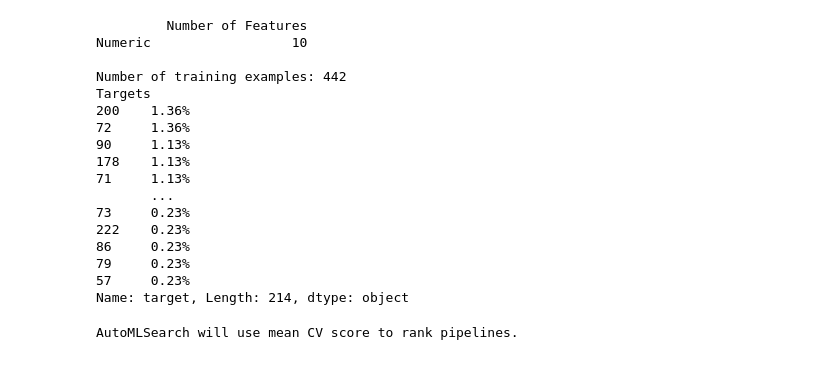
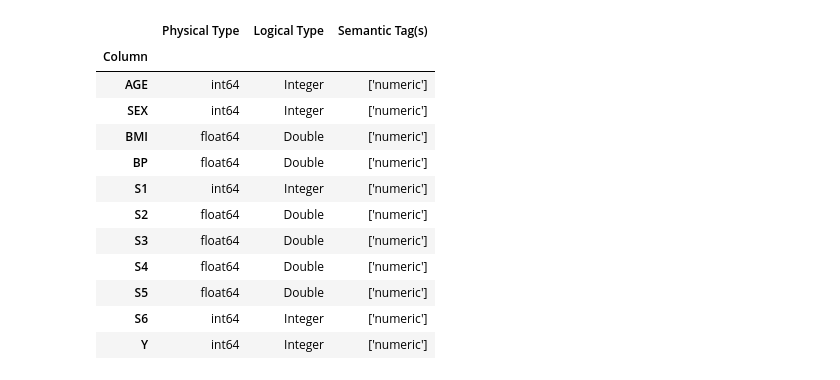
Before and after one commit to EnzoZirotti/Using-EVALML, a Jupyter notebook: diabetes_data.ipynb, the cells around one changed output. Saved outputs shown, nothing was run; the diff lists cells and outputs as text; code cells hidden in the pictures.

```diff
--- a/diabetes.ipynb
+++ b/diabetes_data.ipynb
@@ -7,24 +10,22 @@ import woodwork as ww
-# %%
-#I would like to add that all of the data for this have been
-# already changed into the datatype float or int for the machine learning purpose.
-# Will need to do this for a fresh dataset.
-#pulling in demo data.
-X, y = evalml.demos.diabetes.load_diabetes()
-# %% [output]
-         Number of Features
-Numeric                  10
-
-Number of training examples: 442
-Targets
-200    1.36%
-72     1.36%
-90     1.13%
-178    1.13%
-71     1.13%
-       ...
-73     0.23%
-222    0.23%
-86     0.23%
-79     0.23%
-57     0.23%
-Name: target, Length: 214, dtype: object
+# %%
+# Pull in data
+df = pd.read_csv("https://www4.stat.ncsu.edu/~boos/var.select/diabetes.tab.txt", delimiter="\t")
+# initializing woodwork
+df.ww.init()
+# %%
+#checking the woodwork background
+df.ww
+# %% [output]
+|  | Physical Type | Logical Type | Semantic Tag(s) |
+| Column |  |  |  |
+| AGE | int64 | Integer | ['numeric'] |
+| SEX | int64 | Integer | ['numeric'] |
+| BMI | float64 | Double | ['numeric'] |
+| BP | float64 | Double | ['numeric'] |
+| S1 | int64 | Integer | ['numeric'] |
+| S2 | float64 | Double | ['numeric'] |
+| S3 | float64 | Double | ['numeric'] |
+| S4 | float64 | Double | ['numeric'] |
+| S5 | float64 | Double | ['numeric'] |
+| S6 | int64 | Integer | ['numeric'] |
+| Y | int64 | Integer | ['numeric'] |
@@ -35,14 +38 @@ X_train, X_holdout, y_train, y_holdout = evalml.preprocessing.split_data(
 )
-# %%
-#I adjusted problem type to regression since we are using regression.
-# I also adjusted the objectives as F1 is for classification and for regression it is R2,MAE or MSE
-automl = AutoMLSearch(
-    X_train=X_train,
-    y_train=y_train,
-    problem_type="regression",
-    objective="R2",
-    max_batches=5,
-    verbose=True,
-)
-# %% [output]
-AutoMLSearch will use mean CV score to rank pipelines.
```
Also changed, not shown: parts of 9 cells of this notebook, 1 other file.
